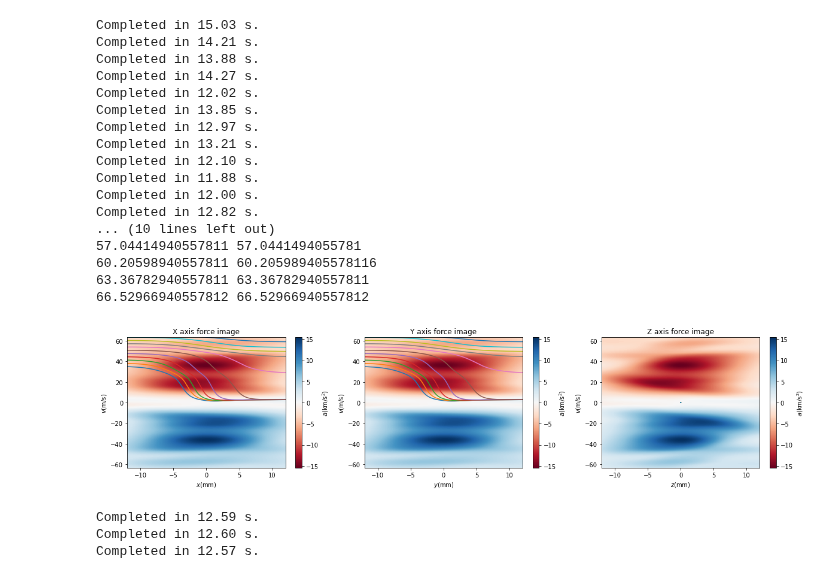
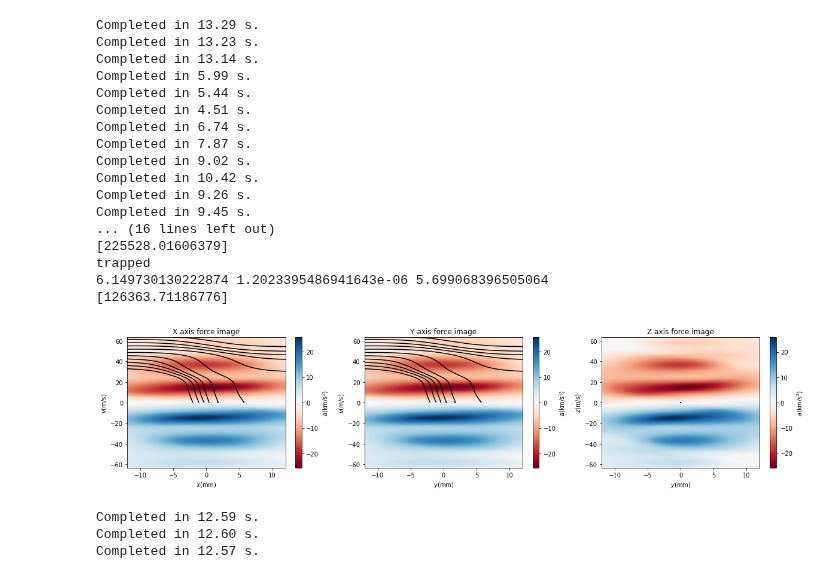
Before and after one commit to DongkyuLim/MgF-simulation, a Jupyter notebook: Vc Bayes1.ipynb, the cells around one changed output. Drawn from its saved outputs; the diff is of its cells as text; code cells hidden in the pictures.

```diff
--- a/Vc Bayes1.ipynb
+++ b/Vc Bayes1.ipynb
@@ -60,9 +60,9 @@ E_X = np.unique(np.diag(H0_X))
 H0_A, Bq_A, Abasis = pylcp.hamiltonians.XFmolecules.Astate(J=0.5,I=0.5,
     P=+1,B=15788.2/Gamma,D=0.,H=0.,a=109./Gamma,b=-299.2/Gamma,c=274.2/Gamma,q=0., p=15./Gamma,
     muB=cts.value('Bohr magneton in Hz/T')/1e6*1e-4/Gamma,
-    muN=cts.m_e/cts.m_p*cts.value('Bohr magneton in Hz/T')*1e-4*1e-6/Gamma,return_basis=True
+    muN=cts.m_e/cts.m_p*cts.value('Bohr magneton in Hz/T')*1e-4*1e-6/Gamma,
+    gl=53/(2*15788.2),glprime=15/(2*15788.2),greprime=0.,return_basis=True
     )
-
 # gJ : Lande g-factor, p : parity(e parity)
 
 E_A = np.unique(np.diag(H0_A))
@@ -485,30 +390,29 @@ max_parameters[0]["params"]
 # %%
 connection = pymongo.MongoClient("localhost:27017")
-vc = connection.db.Capture_velocity
-max_parameters = vc.find({"target":{"$gte":6.3}},limit=5,projection={"_id":0}).sort("taregt",pymongo.DESCENDING)
+vc = connection.db.New_vc
+max_parameters = vc.find(limit=5,projection={"_id":0}).sort("target",pymongo.DESCENDING)[0]['params']
+# print(max_parameters)
 
-target = change_pol(max_parameters[0]["params"],+1,+1,-1,-1)
-
-ploting_function_2(**target)
+ploting_function(**max_parameters)
 # %% [output]
-Completed in 15.03 s.
-Completed in 14.21 s.
-Completed in 13.88 s.
-Completed in 14.27 s.
-Completed in 12.02 s.
-Completed in 13.85 s.
-Completed in 12.97 s.
-Completed in 13.21 s.
-Completed in 12.10 s.
-Completed in 11.88 s.
-Completed in 12.00 s.
-Completed in 12.82 s.
-... (10 lines left out)
-57.04414940557811 57.0441494055781
-60.20598940557811 60.205989405578116
-63.36782940557811 63.36782940557811
-66.52966940557812 66.52966940557812
+Completed in 13.29 s.
+Completed in 13.23 s.
+Completed in 13.14 s.
+Completed in 5.99 s.
+Completed in 5.44 s.
+Completed in 4.51 s.
+Completed in 6.74 s.
+Completed in 7.87 s.
+Completed in 9.02 s.
+Completed in 10.42 s.
+Completed in 9.26 s.
+Completed in 9.45 s.
+... (16 lines left out)
+[225528.01606379]
+trapped
+6.149730130222874 1.2023395486941643e-06 5.699068396505064
+[126363.71186776]
-[figure, old version]
+[figure, new version]
 # %%
 def ploting_function_3(v0s,Bgrad, d1,d2,d3,d4,p1,p2,p3,p4,pol1,pol2,pol3,pol4):
     # v_list = np.linspace(v0s-2,v0s+2,11)
```
Also changed, not shown: parts of 14 cells of this notebook, 8 other files.
